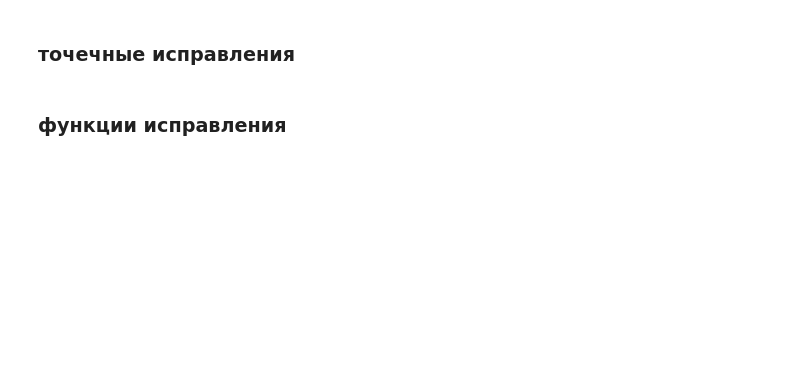
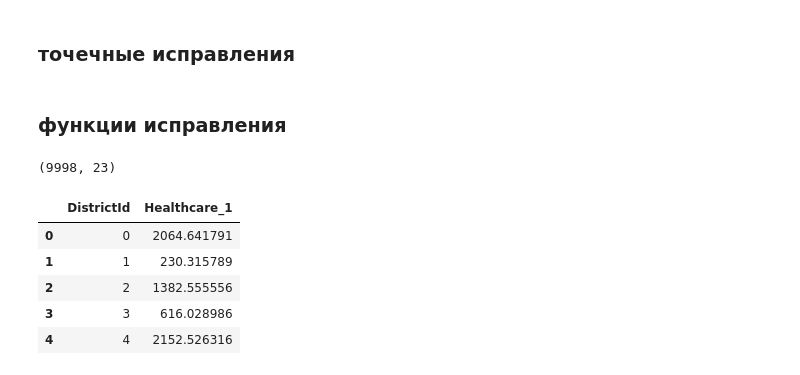
Before and after one commit to IlyaBrilenkov/Python-for-DS, a Jupyter notebook: функции проекта.ipynb, the cells around one changed output. Cells and saved outputs as stored; diff of their text form; code cells hidden in the pictures; blank space fills up the shorter version.

```diff
--- a/функции проекта.ipynb
+++ b/функции проекта.ipynb
@@ -244,7 +253,7 @@ data = corrected_rooms(data)
 # %%
 test = corrected_rooms(test)
 # %%
-data['LifeSquare'] = data['LifeSquare'].fillna(25)
+data['LifeSquare'] = data['LifeSquare'].fillna(10)
 # %%
 def corrected_square(df):
     df.loc[df['Square'] < 25, 'Square'] = 25
@@ -274,3 +283,9 @@ def corrected_floor(df):
 corrected_floor(data)
 # %%
 corrected_floor(test)
+# %%
+data = pd.get_dummies(data)
+# %%
+data.shape
+# %% [output]
+(9998, 23)
@@ -276,0 +300,10 @@ corrected_floor(test)
+# %%
+a = all_df.groupby('DistrictId', as_index=False)['Healthcare_1'].mean().head()
+a
+# %% [output]
+|  | DistrictId | Healthcare_1 |
+| 0 | 0 | 2064.641791 |
+| 1 | 1 | 230.315789 |
+| 2 | 2 | 1382.555556 |
+| 3 | 3 | 616.028986 |
+| 4 | 4 | 2152.526316 |
```
Also changed, not shown: parts of 11 cells of this notebook.
